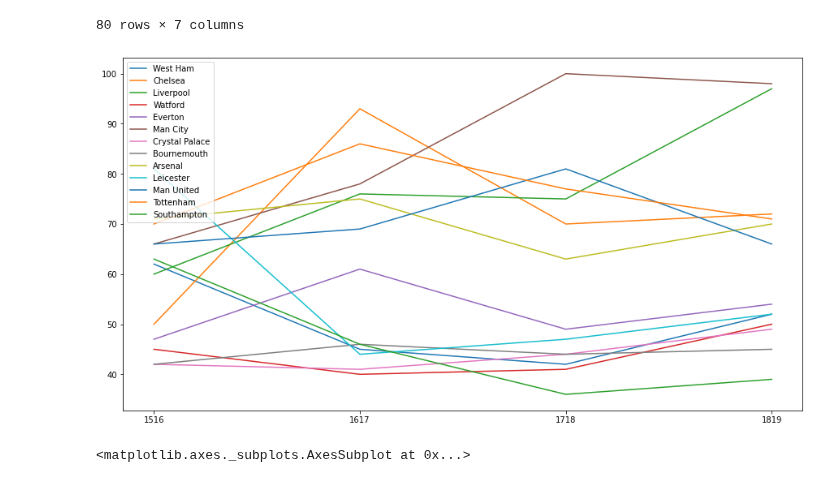
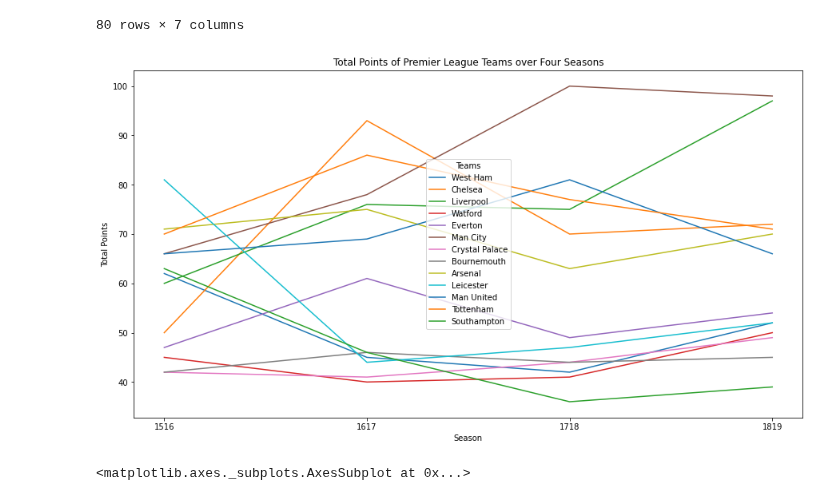
Before and after one commit to ethomps33/Premier_League_Sports_Analysis, a Jupyter notebook: Untitled.ipynb, the cells around one changed output. Drawn from its saved outputs; the diff is of its cells as text; code cells hidden in the pictures.

Commit message:
Created graph to show the total points of all the teams included in all seasons over the 4 seasons

```diff
--- a/Untitled.ipynb
+++ b/Untitled.ipynb
@@ -339,13 +339,16 @@ wins_season.reset_index(inplace=True)
 # %%
 plt.figure(figsize=(15,8))
 for team in set(wins_season['HomeTeam']):
     temp=wins_season[wins_season['HomeTeam']==team]
     if len(temp) < 4:
         continue
     plt.plot(temp['Season'],temp['Total Points'], label=team)
-    plt.legend()
+    plt.legend(loc='center',title='Teams')
+    plt.xlabel('Season')
+    plt.ylabel('Total Points')
+    plt.title('Total Points of Premier League Teams over Four Seasons')
 # %% [output]
-[figure, old version]
+[figure, new version]
 # %%
 wins16.plot(kind='bar', rot=45, figsize=(15,5))
 # %% [output]
```
